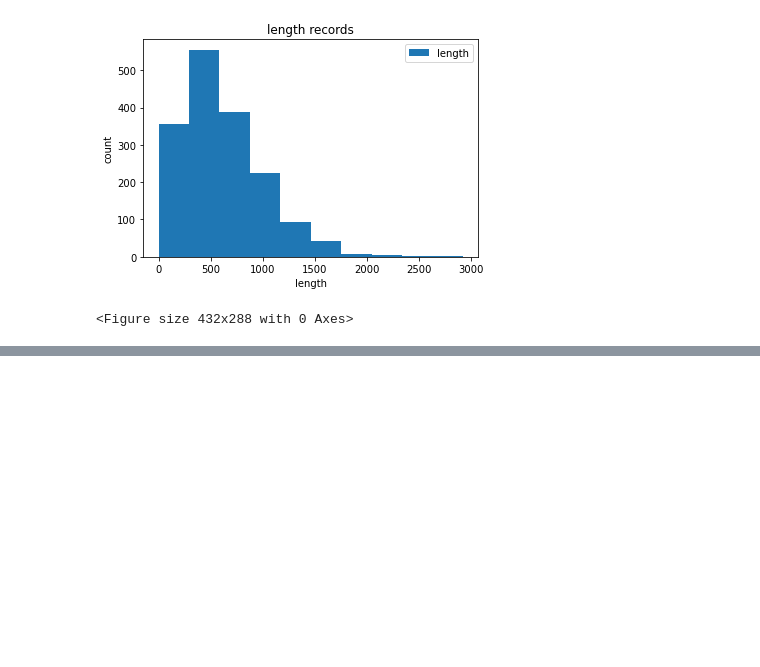
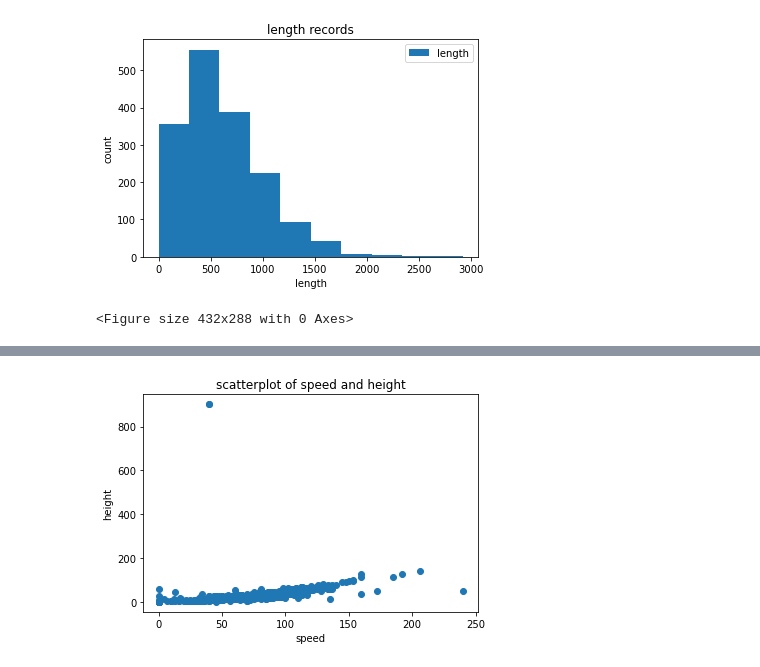
Before and after one commit to jean-on-hub/Roller-Coaster, a Jupyter notebook: roller coaster .ipynb, the cells around one changed output, grey strips where cells are left out. Cells and saved outputs as stored; diff of their text form; code cells hidden in the pictures; blank space fills up the shorter version.

```diff
--- a/roller coaster .ipynb
+++ b/roller coaster .ipynb
@@ -141,0 +157,15 @@ num_inversions(data,"Disneyland Park")
+# %%
+# a function that creates a scatter plot of two numeric columns of the roller coaster DataFrame
+
+def scat(data,a,b):
+
+    data1 = data[a]
+    data2 = data[b]
+    plt.title("scatterplot of "+ a +" and "+ b )
+    plt.xlabel(a)
+    plt.ylabel(b)
+    plt.scatter(x=data1,y=data2)
+
+scat(data,"speed","height")
+# %% [output]
+[figure, added]
```
Also changed, not shown: parts of 5 cells of this notebook.
